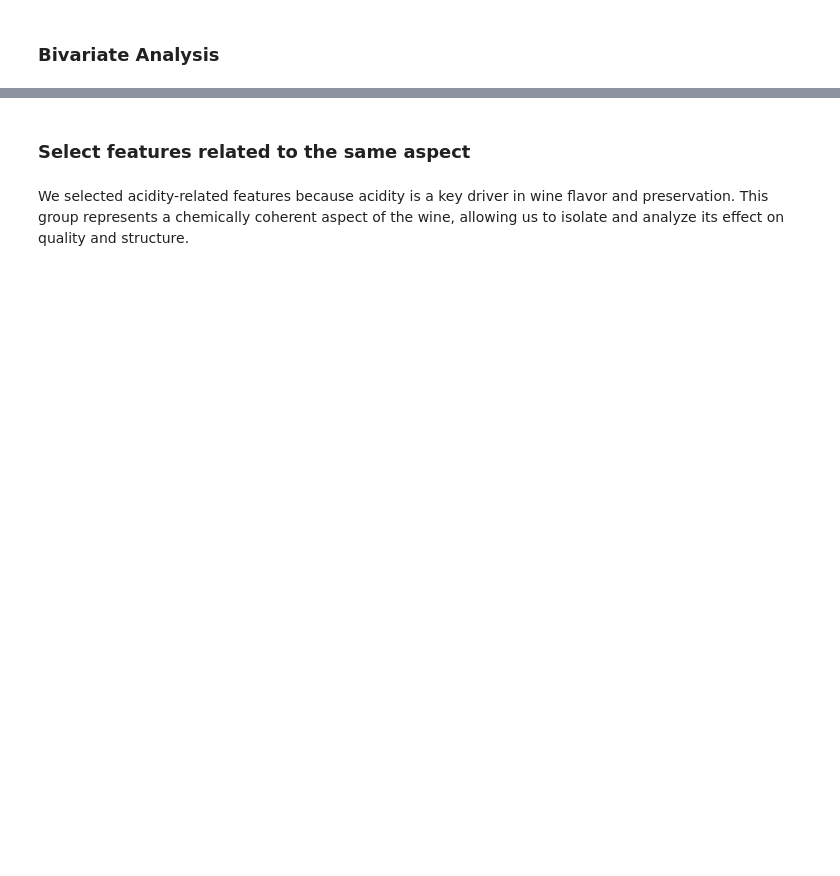
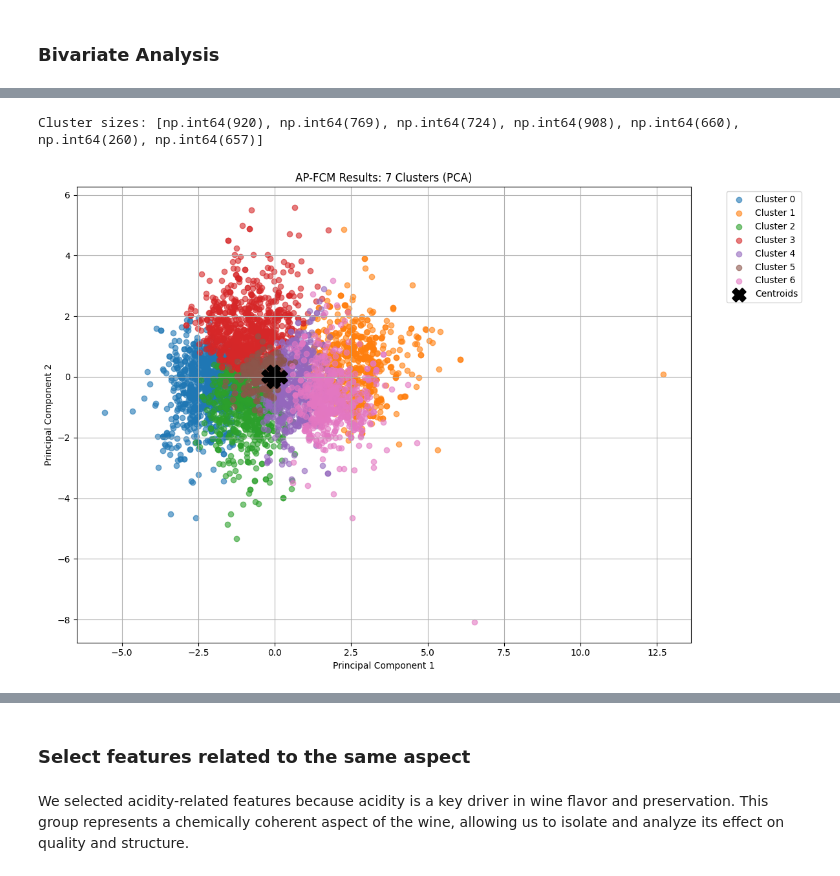
Before and after one commit to tiagosantos63390/pad_proj1, a Jupyter notebook: project1.ipynb, the cells around one changed output, grey strips where cells are left out. Drawn from its saved outputs; the diff is of its cells as text; code cells hidden in the pictures; blank space fills up the shorter version.

```diff
--- a/project1.ipynb
+++ b/project1.ipynb
@@ -487,0 +476,45 @@ Principal Component Analysis
+# %%
+""" use AP as initialization for FCM """
+cntr, u, u0, d, jm, p, fpc = fuzz.cluster.cmeans(
+    X_zscore.T,
+    c=len(cent),
+    m=1.5,
+    error=1e-5,
+    maxiter=1000,
+    init=init_partition.T,
+    seed=42
+)
+# %%
+pca = PCA(n_components=2)
+X_pca = pca.fit_transform(X_zscore.values)
+centroids_pca = pca.transform(cent)
+
+hard_clusters = np.argmax(u, axis=0)
+cluster_sizes = [np.sum(hard_clusters == i) for i in range(len(cent))]
+print("Cluster sizes:", cluster_sizes)
+# %% [output]
+Cluster sizes: [np.int64(920), np.int64(769), np.int64(724), np.int64(908), np.int64(660), np.int64(260), np.int64(657)]
+# %%
+plt.figure(figsize=(12, 8))
+for i in range(len(cent)):
+    plt.scatter(
+        X_pca[hard_clusters == i, 0],
+        X_pca[hard_clusters == i, 1],
+        label=f'Cluster {i}',
+        alpha=0.6
+    )
+
+plt.scatter(
+    centroids_pca[:, 0], centroids_pca[:, 1],
+    marker='X', s=200, c='black', linewidths=2, label='Centroids'
+)
+
+plt.title('AP-FCM Results: ' + str(len(cent)) +  ' Clusters (PCA)')
+plt.xlabel('Principal Component 1')
+plt.ylabel('Principal Component 2')
+plt.legend(bbox_to_anchor=(1.05, 1), loc='upper left')
+plt.grid()
+plt.tight_layout()
+plt.show()
+# %% [output]
+[figure, added]
```
Also changed, not shown: parts of 80 cells of this notebook, 21 other files.
